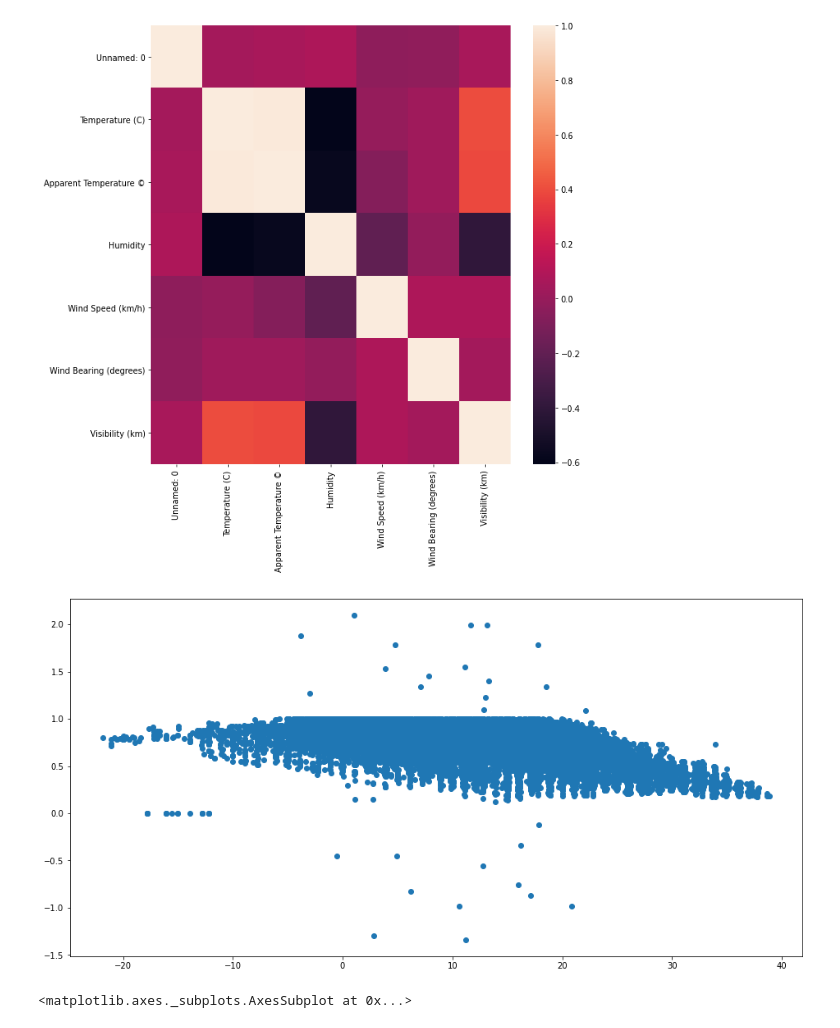
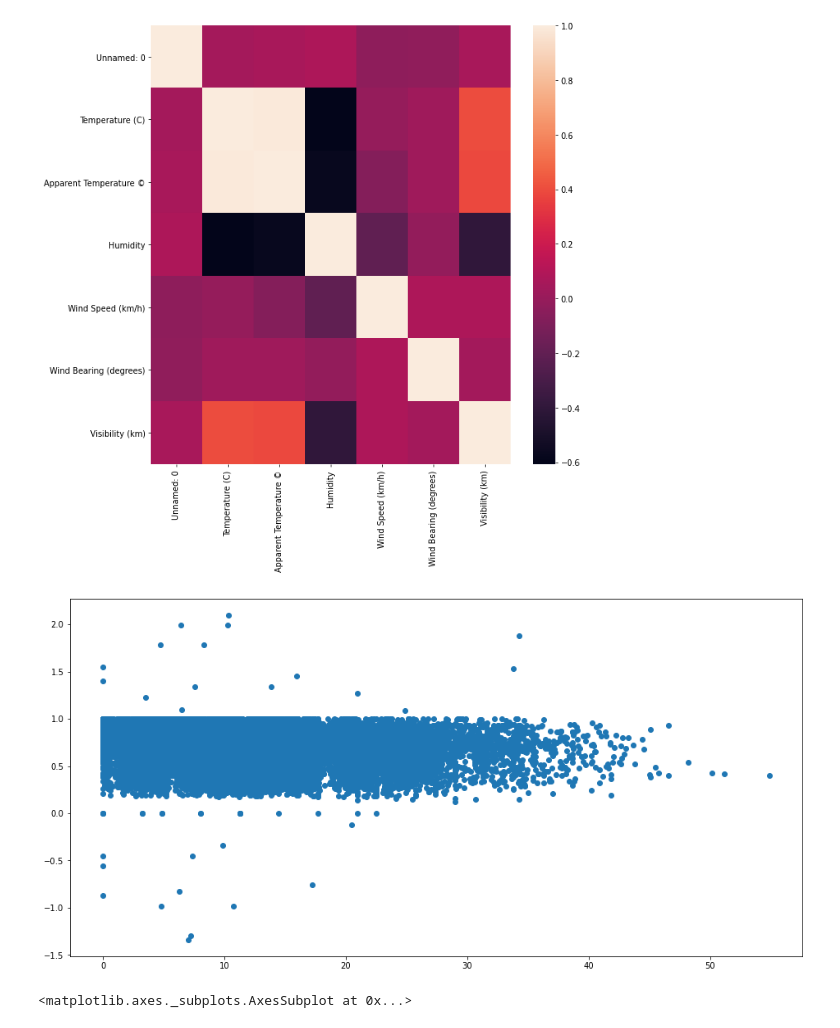
Before and after one commit to Sanjiv01/SDS-project, a Jupyter notebook: Weather linear reg.ipynb, the cells around one changed output. Cells and saved outputs as stored; diff of their text form; code cells hidden in the pictures.

```diff
--- a/Weather linear reg.ipynb
+++ b/Weather linear reg.ipynb
@@ -120,11 +120,11 @@ sns.heatmap(df.corr())
 # %%
 #Multivariate outlier analysis for Temperature and Humidity
 
 fig, ax = plt.subplots(figsize=(16,8))
-ax.scatter(df['Temperature (C)'], df['Humidity'])
+ax.scatter(df['Wind Speed (km/h)'], df['Humidity'])
 plt.show()
 # %% [output]
-[figure, old version]
+[figure, new version]
 # %%
 # Visualizing the data in boxplots to get information on the outliers
 sns.boxplot(x=df['Temperature (C)'])
```
Also changed, not shown: parts of 2 cells of this notebook.
